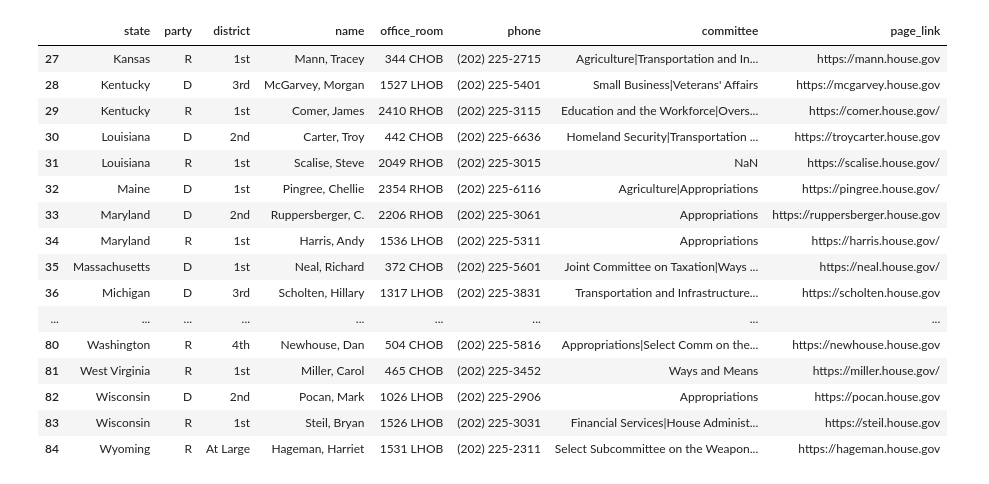
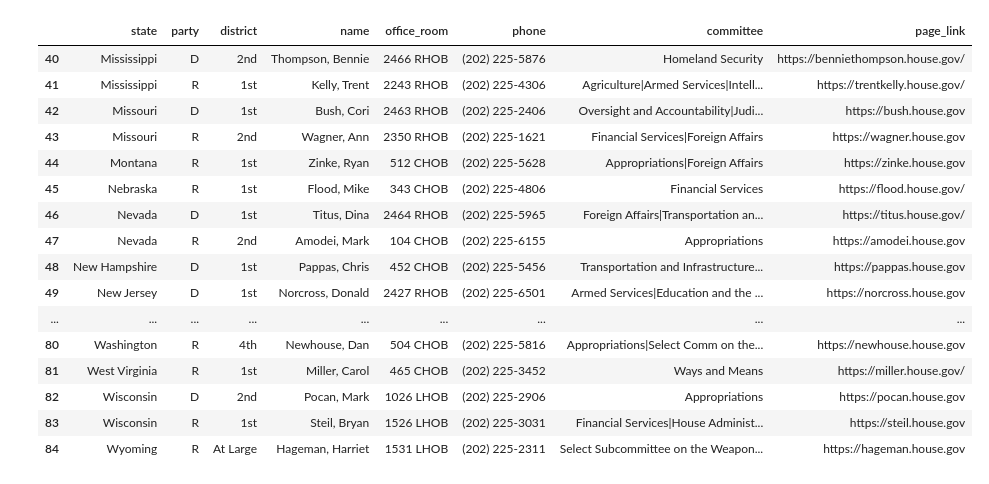
Before and after one commit to qpa-agh/usa_issues_data_mining, a Jupyter notebook: issue_scrapping.ipynb, the cells around one changed output. Saved outputs shown, nothing was run; the diff lists cells and outputs as text; code cells hidden in the pictures.

```diff
--- a/issue_scrapping.ipynb
+++ b/issue_scrapping.ipynb
@@ -5,19 +5,19 @@ from wrappers import extract_articles
 from representatives.collection import extraction_functions
 # %%
 rep_df = pd.read_csv('data\chosen_representatives.csv')
-rep_df.tail(58)
+rep_df.tail(45)
 # %% [output]
 |  | state | party | district | name | office_room | phone | committee | page_link |
-| 27 | Kansas | R | 1st | Mann, Tracey | 344 CHOB | (202) 225-2715 | Agriculture|Transportation and In... | https://mann.house.gov |
-| 28 | Kentucky | D | 3rd | McGarvey, Morgan | 1527 LHOB | (202) 225-5401 | Small Business|Veterans' Affairs | https://mcgarvey.house.gov |
-| 29 | Kentucky | R | 1st | Comer, James | 2410 RHOB | (202) 225-3115 | Education and the Workforce|Overs... | https://comer.house.gov/ |
-| 30 | Louisiana | D | 2nd | Carter, Troy | 442 CHOB | (202) 225-6636 | Homeland Security|Transportation ... | https://troycarter.house.gov |
-| 31 | Louisiana | R | 1st | Scalise, Steve | 2049 RHOB | (202) 225-3015 | NaN | https://scalise.house.gov/ |
-| 32 | Maine | D | 1st | Pingree, Chellie | 2354 RHOB | (202) 225-6116 | Agriculture|Appropriations | https://pingree.house.gov/ |
-| 33 | Maryland | D | 2nd | Ruppersberger, C. | 2206 RHOB | (202) 225-3061 | Appropriations | https://ruppersberger.house.gov |
-| 34 | Maryland | R | 1st | Harris, Andy | 1536 LHOB | (202) 225-5311 | Appropriations | https://harris.house.gov/ |
-| 35 | Massachusetts | D | 1st | Neal, Richard | 372 CHOB | (202) 225-5601 | Joint Committee on Taxation|Ways ... | https://neal.house.gov/ |
-| 36 | Michigan | D | 3rd | Scholten, Hillary | 1317 LHOB | (202) 225-3831 | Transportation and Infrastructure... | https://scholten.house.gov |
+| 40 | Mississippi | D | 2nd | Thompson, Bennie | 2466 RHOB | (202) 225-5876 | Homeland Security | https://benniethompson.house.gov/ |
+| 41 | Mississippi | R | 1st | Kelly, Trent | 2243 RHOB | (202) 225-4306 | Agriculture|Armed Services|Intell... | https://trentkelly.house.gov/ |
+| 42 | Missouri | D | 1st | Bush, Cori | 2463 RHOB | (202) 225-2406 | Oversight and Accountability|Judi... | https://bush.house.gov |
+| 43 | Missouri | R | 2nd | Wagner, Ann | 2350 RHOB | (202) 225-1621 | Financial Services|Foreign Affairs | https://wagner.house.gov |
+| 44 | Montana | R | 1st | Zinke, Ryan | 512 CHOB | (202) 225-5628 | Appropriations|Foreign Affairs | https://zinke.house.gov |
+| 45 | Nebraska | R | 1st | Flood, Mike | 343 CHOB | (202) 225-4806 | Financial Services | https://flood.house.gov/ |
+| 46 | Nevada | D | 1st | Titus, Dina | 2464 RHOB | (202) 225-5965 | Foreign Affairs|Transportation an... | https://titus.house.gov/ |
+| 47 | Nevada | R | 2nd | Amodei, Mark | 104 CHOB | (202) 225-6155 | Appropriations | https://amodei.house.gov |
+| 48 | New Hampshire | D | 1st | Pappas, Chris | 452 CHOB | (202) 225-5456 | Transportation and Infrastructure... | https://pappas.house.gov |
+| 49 | New Jersey | D | 1st | Norcross, Donald | 2427 RHOB | (202) 225-6501 | Armed Services|Education and the ... | https://norcross.house.gov |
 | ... | ... | ... | ... | ... | ... | ... | ... | ... |
 | 80 | Washington | R | 4th | Newhouse, Dan | 504 CHOB | (202) 225-5816 | Appropriations|Select Comm on the... | https://newhouse.house.gov |
 | 81 | West Virginia | R | 1st | Miller, Carol | 465 CHOB | (202) 225-3452 | Ways and Means | https://miller.house.gov/ |
```
Also changed, not shown: parts of 7 cells of this notebook, 13 other files.
